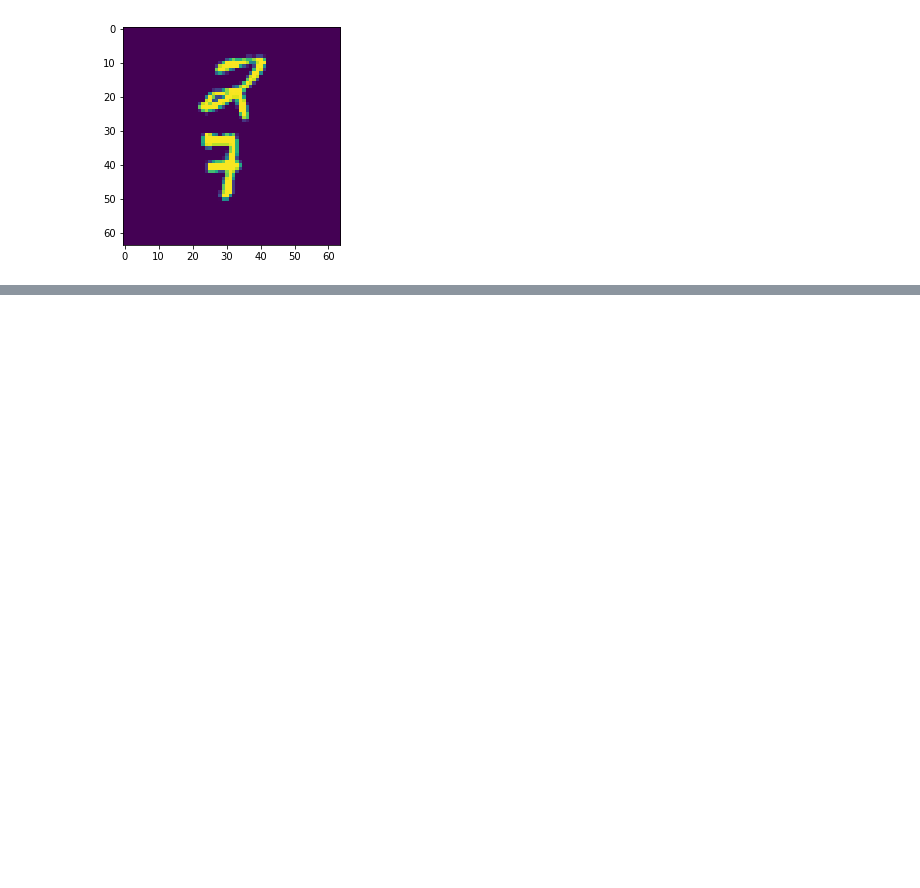
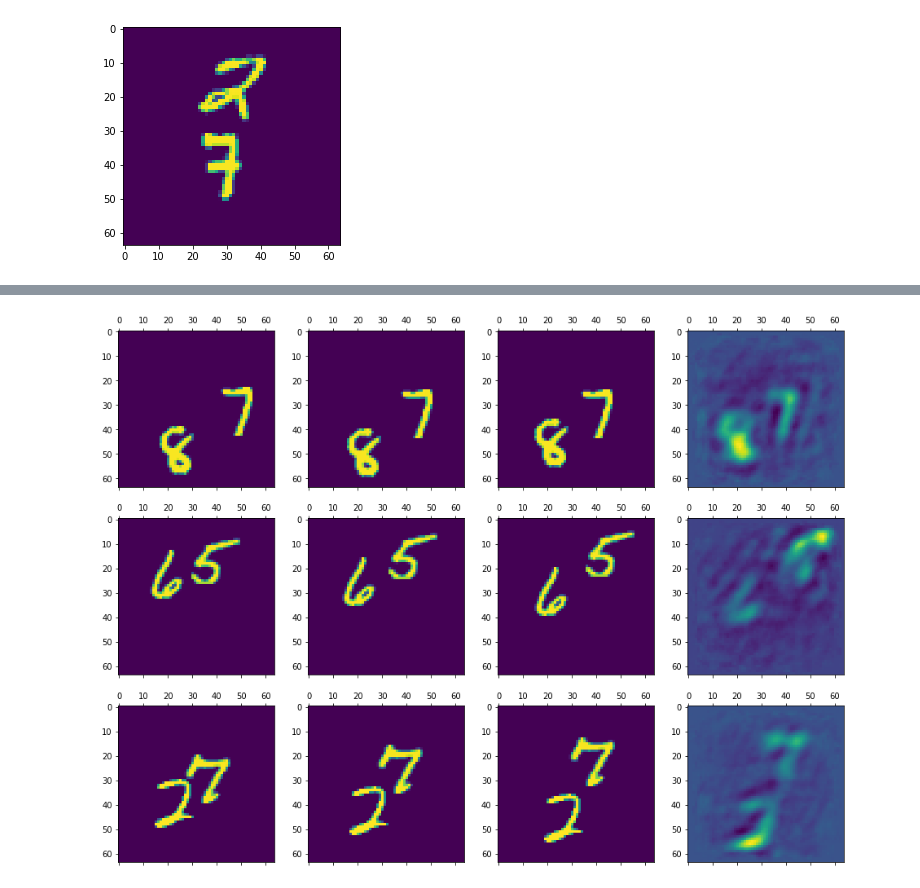
Before and after one commit to jutanke/pgpnn, a Jupyter notebook: moving_mnist_sample.ipynb, the cells around one changed output, grey strips where cells are left out. Saved outputs shown, nothing was run; the diff lists cells and outputs as text; code cells hidden in the pictures; blank space fills up the shorter version.

Commit message:
measure cross-entropy, make model predict multiple frames at once

```diff
--- a/moving_mnist_sample.ipynb
+++ b/moving_mnist_sample.ipynb
@@ -26,13 +26,14 @@ plt.show()
 # %% [output]
 [figure]
 # %%
-model = PredictiveGatingPyramid(depth=2, modelname='test_pgp_norm')
-history = model.train(
-    moving_mnist,
-    epochs=1000,
-    learningRate=0.0001,
-    save_results=True,
-    load_stages=True)
+model = PredictiveGatingPyramid(depth=2, modelname='test_pgp_norm2')
+model.load_network('test_pgp_norm')
+#history = model.train(
+#    moving_mnist,
+#    epochs=500,
+#    learningRate=0.0001,
+#    save_results=True,
+#    load_stages=True)
 
-plt.plot(range(0, len(history)), history)
-plt.show()
+#plt.plot(range(0, len(history)), history)
+#plt.show()
@@ -115,0 +64,67 @@ fig.add_subplot(144).imshow(im)
+# %%
+from time import time
+
+def sigmoid_cross_entropy(z,y):
+    num, h, w = z.shape
+    z = z.reshape((num, h*w))
+    y = y.reshape((num, h*w))
+
+    result = z * np.log(y) + (1-z) * np.log(1-y)
+    return -np.sum(result) / num
+
+def pad_zero(x):
+    eps = 0.00000001
+    mask = (x == 0) * eps
+    mask2 = (x == 1) * eps
+    return (x + mask) - mask2
+
+
+splitter = ImageSplitter(moving_mnist, ntest=0, n=4)
+bs = splitter.get_batch_size()
+
+#while splitter.is_same_batch_run():
+batch = splitter.next_batch(ngram=4).reshape(bs, 4, 64, 64)
+#for i in range(0, bs):
+a = batch[:,0,:]
+b = batch[:,1,:]
+c = batch[:,2,:]
+d = batch[:,3,:]
+im = model.predict(a,b,c, print_debug=False)
+
+z = pad_zero(d.astype('float32') / np.max(d))
+
+
+num, h, w = im.shape
+im -= np.min(im)
+
+im = im.astype('float32')
+im = pad_zero(im / np.max(im).astype('float32'))
+y = im.copy().reshape((num, h * w))
+
+
+#y = pad_zero(y / np.max(y, 0))
+
+max_per_y = np.max(y, 1)
+
+z = z.reshape((num, h * w))
+
+z = z * np.atleast_2d(max_per_y).T
+
+y = y.reshape((num, h, w))
+z = z.reshape((num, h, w))
+H = sigmoid_cross_entropy(z,y)
+
+print("y:", np.min(y), np.max(y))
+print("z:", np.min(z), np.max(z))
+
+print("Entropy:", H)
+
+fig = plt.figure(figsize=(16,12))
+
+N = 3
+for i in range(N):
+    fig.add_subplot(N, 4, (i*4)+1).matshow(a[i*18])
+    fig.add_subplot(N, 4, (i*4)+2).matshow(b[i*18])
+    fig.add_subplot(N, 4, (i*4)+3).matshow(c[i*18])
+    fig.add_subplot(N, 4, (i*4)+4).matshow(y[i*18])
+# %% [output]
@@ -115,0 +135 @@ fig.add_subplot(144).imshow(im)
+[figure, added]
```
Also changed, not shown: parts of 6 cells of this notebook, 1 other file.
